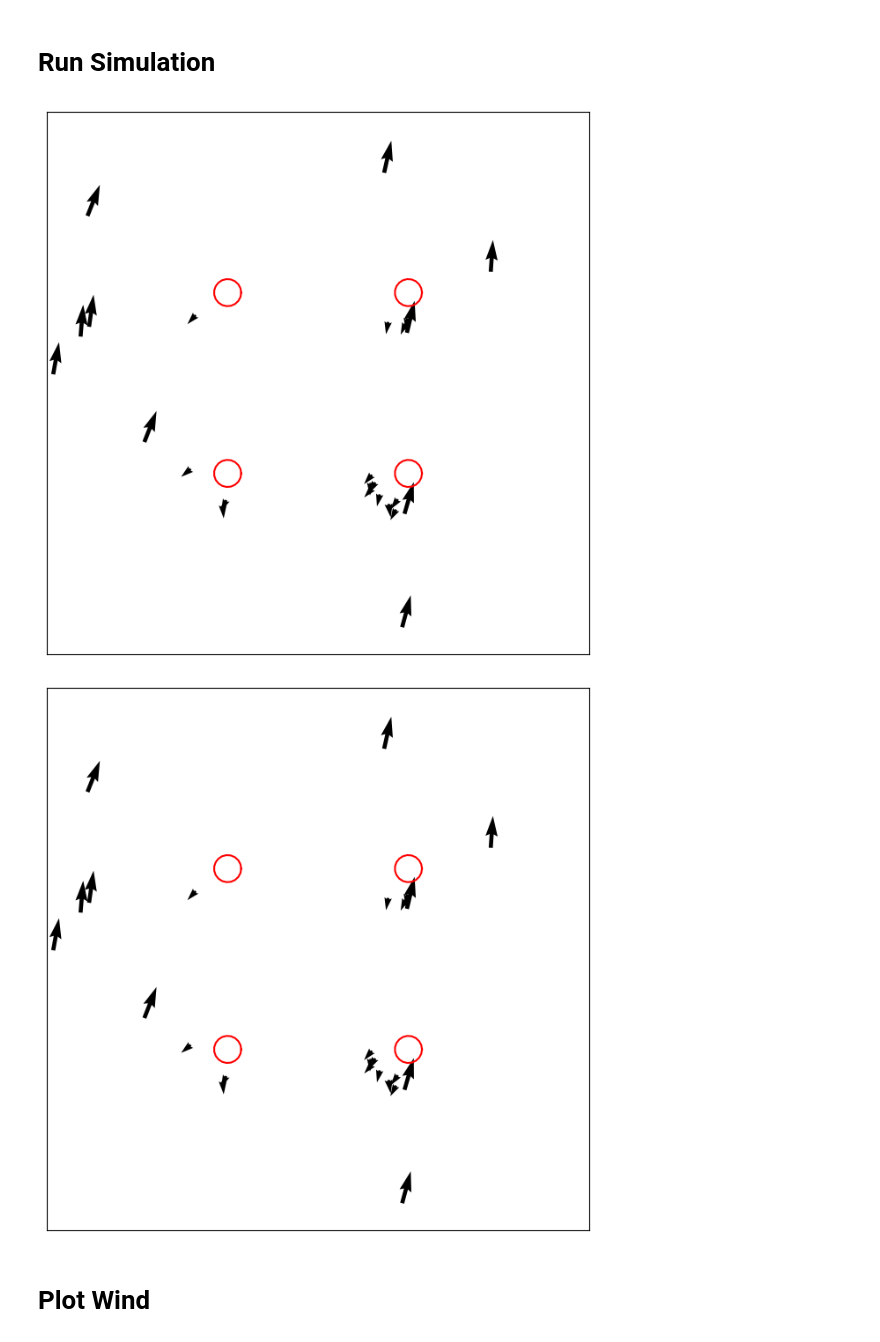
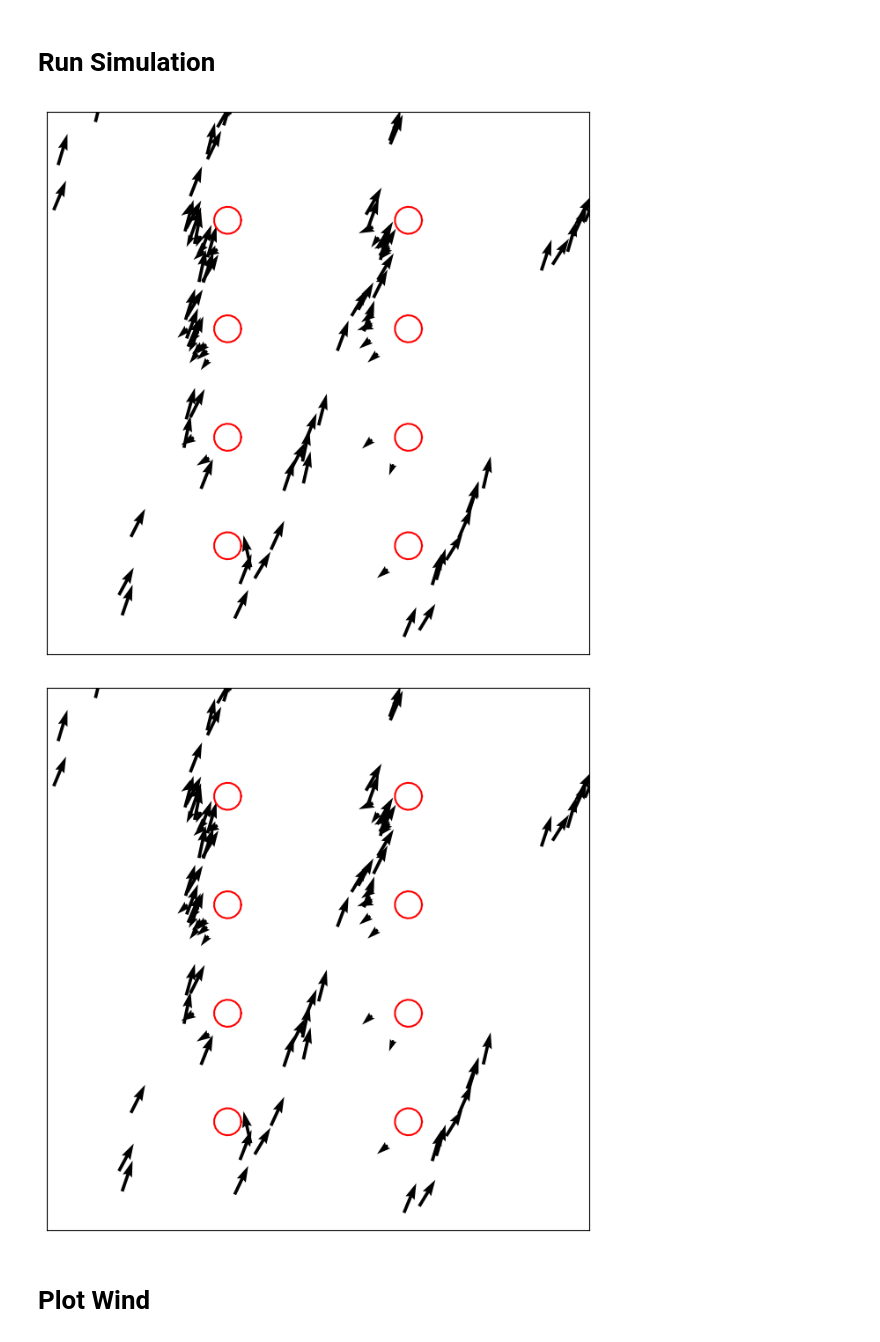
Before and after one commit to mattrflew/ind-maths-project-2-group-8, a Jupyter notebook: model.ipynb, the cells around one changed output. Cells and saved outputs as stored; diff of their text form; code cells hidden in the pictures.

```diff
--- a/model.ipynb
+++ b/model.ipynb
@@ -139,4 +117,0 @@ array([[-0.7968383 ],
-# %%
-theta_start=0
-x, y, vx, vy, theta = initialize_birds_uniform(N, L, v0, theta_start, eta)
-x
@@ -460,3 +427,22 @@ def update_quiver(q,x,y,vx,vy):
+# %%
+def get_clustering_coefficient(vx, vy, v0, vx_wind, vy_wind, N):
+
+    # Sum the vx and vy components (with wind included)
+    sum_terms_x = np.sum(vx)
+    sum_terms_y = np.sum(vy)
+    sum_terms = np.linalg.norm([sum_terms_x, sum_terms_y])
+
+    # Get the expected v, v0 + v_wind
+    # Expected total velocity magnitude per bird
+    # v_expected = np.sqrt(v0**2 + vx_wind**2 + vy_wind**2) # doesn't work?
+
+    # Average bird speed
+    v_expected = np.mean(np.sqrt(vx**2 + vy**2))
+
+    # Calculate coefficient
+    clustering_coefficient = (1/(N*v_expected))*sum_terms
+
+    return clustering_coefficient
 # %% [markdown]
 # Run Simulation
 # %%
@@ -465,8 +451,8 @@ fig, ax = plt.subplots(figsize = (8,8))
 
 # Get obstacles
 # Number of obstacles
-num_obstacles = 4
-nrows = 2
+num_obstacles = 8
+nrows = 4
 ncols = 2
 
 x_obstacle_list, y_obstacle_list, x_obstacle, y_obstacle = get_obstacles(L, num_obstacles, nrows, ncols)
@@ -474,39 +460,48 @@ x_obstacle_list, y_obstacle_list, x_obstacle, y_obstacle = get_obstacles(L, num_
 # Plot obstacle(s) - Plot the "list" to visualise the different obstaclces properly
 for xx, yy in zip(x_obstacle_list, y_obstacle_list):
     ax.plot(xx, yy, 'r-')
 
-# Get the initial configuration
+# # Get the initial configuration
+
+# Random
 # x, y, vx, vy, theta = initialize_birds_random(N, L, v0)
-theta_start = np.pi/2
+
+# Uniform
+theta_start = np.pi/3
 x, y, vx, vy, theta = initialize_birds_uniform(N, L, v0, theta_start, eta)
 
 # Plot initial quivers
 q = plt.quiver(x,y,vx,vy)
 
 # Set figure parameters
 ax.set(xlim=(0, L), ylim=(0, L))
 ax.set_aspect('equal')
 ax.get_xaxis().set_visible(False)
 ax.get_yaxis().set_visible(False)
 
 # Initilise lists to plot later
 vx_wind_list = []
 vy_wind_list = []
 
+clustering_coefficients = []
+
 # Do each step, updating the quiver and plotting the new one
 for i in range(Nt):
     # print(i)
-    x, y, vx, vy, vx_wind, vy_wind = step(x, y, vx, vy, theta, Rsq, x_obstacle, y_obstacle, eta, fov_angle, N, dt, v0_wind, v_wind_noise, wind_theta=np.pi/3)
+    x, y, vx, vy, vx_wind, vy_wind = step(x, y, vx, vy, theta, Rsq, x_obstacle, y_obstacle, eta, fov_angle, N, dt, v0_wind, v_wind_noise, wind_theta=np.pi/2)
     q = update_quiver(q, x, y, vx, vy)
     clear_output(wait=True)
     display(fig)
 
-    # Append wind information\
+    # Append wind information
     vx_wind_list.append(vx_wind)
     vy_wind_list.append(vy_wind)
+
+    # Append clustering coefficient
+    clustering_coefficients.append(get_clustering_coefficient(vx, vy, v0, vx_wind, vy_wind, N))
 # %% [output]
-[figure, old version]
+[figure, new version]
-[figure, old version]
+[figure, new version]
 # %% [markdown]
 # Plot Wind
 # %%
```
Also changed, not shown: parts of 8 cells of this notebook.
